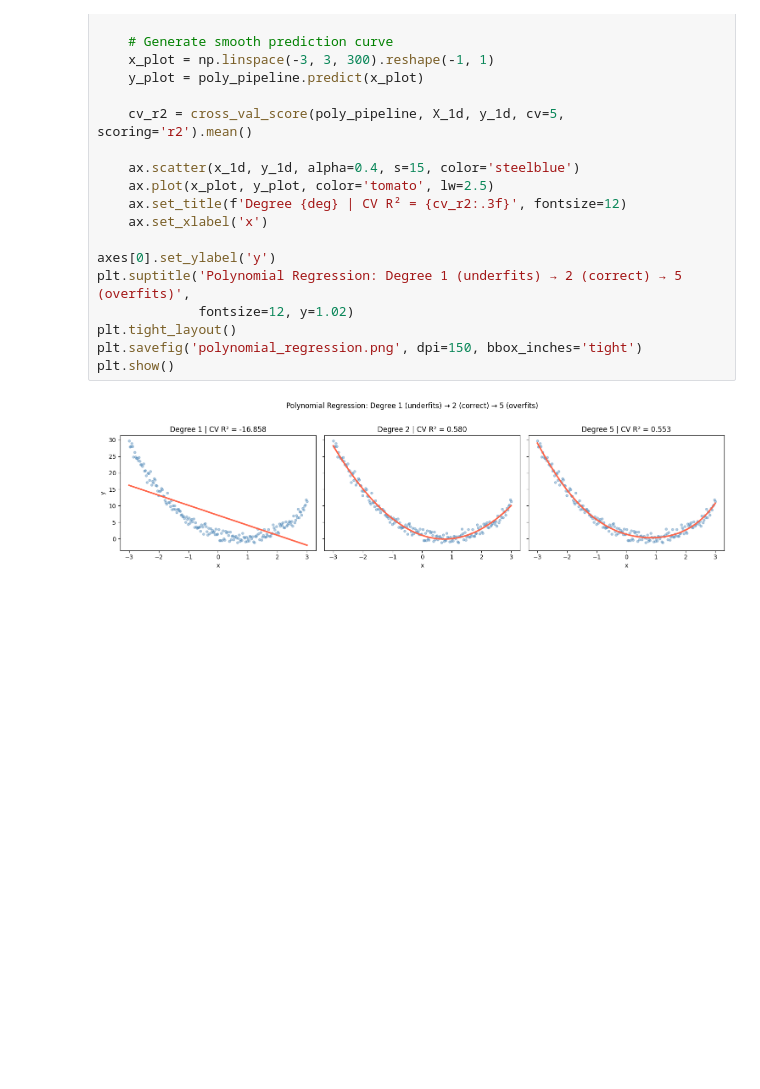
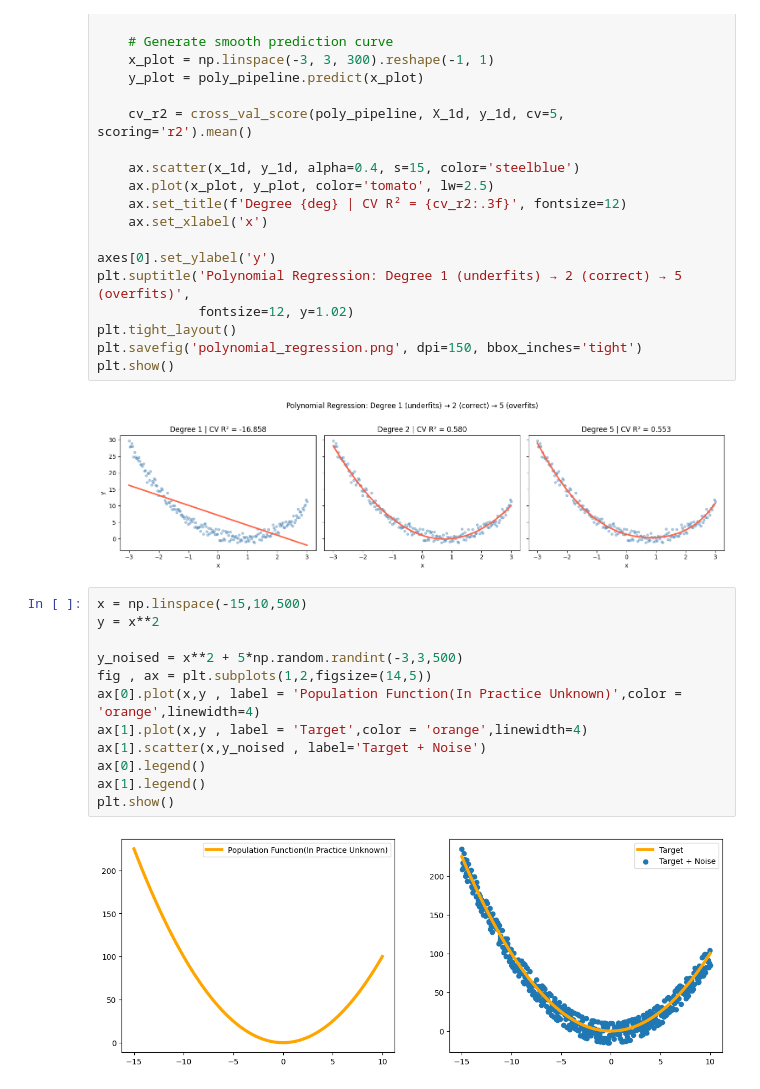
Before and after one commit to PradhumanSoni/Learn_ML, a Jupyter notebook: practice.ipynb, the cells around one changed output. Saved outputs shown, nothing was run; the diff lists cells and outputs as text; blank space fills up the shorter version.

Commit message:
practice file

```diff
--- a/practice.ipynb
+++ b/practice.ipynb
@@ -184,3 +184,17 @@ plt.savefig('polynomial_regression.png', dpi=150, bbox_inches='tight')
 plt.show()
 # %% [output]
 [figure]
+# %%
+x = np.linspace(-15,10,500)
+y = x**2
+
+y_noised = x**2 + 5*np.random.randint(-3,3,500)
+fig , ax = plt.subplots(1,2,figsize=(14,5))
+ax[0].plot(x,y , label = 'Population Function(In Practice Unknown)',color = 'orange',linewidth=4)
+ax[1].plot(x,y , label = 'Target',color = 'orange',linewidth=4)
+ax[1].scatter(x,y_noised , label='Target + Noise')
+ax[0].legend()
+ax[1].legend()
+plt.show()
+# %% [output]
+[figure, added]
```
